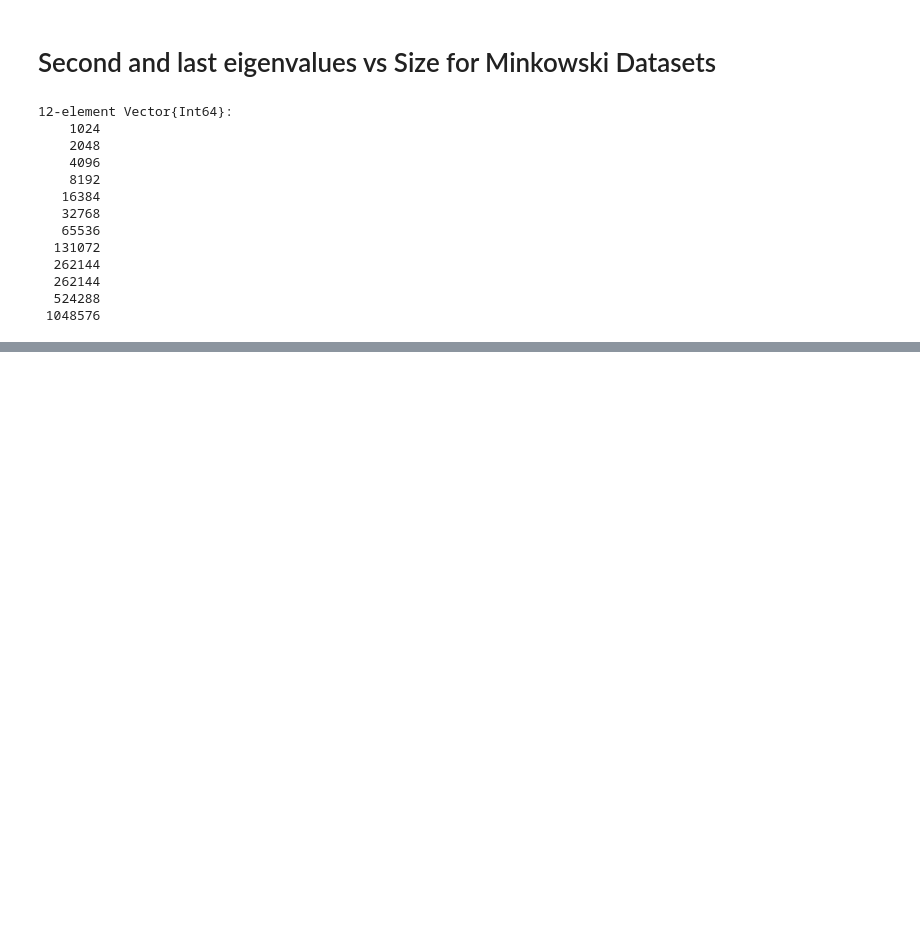
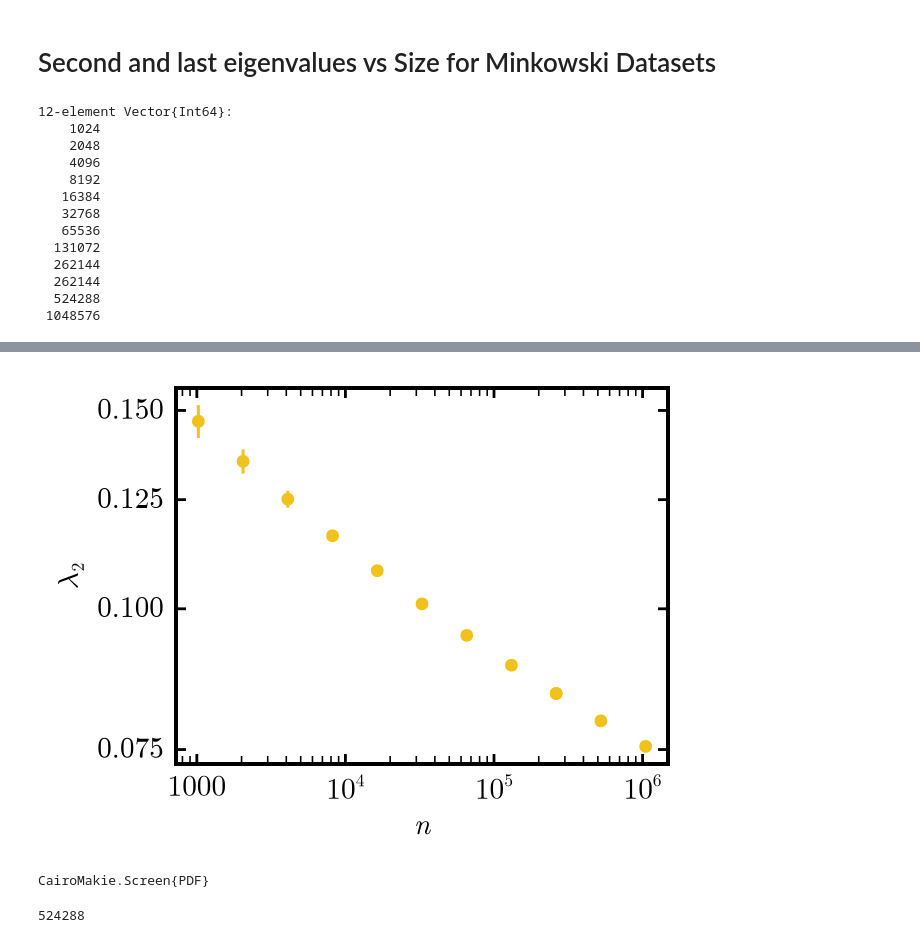
Before and after one commit to causal-wagner/CausalSetZoology, a Jupyter notebook: analysis/eigenvalues_size.ipynb, the cells around one changed output, grey strips where cells are left out. Cells and saved outputs as stored; diff of their text form; code cells hidden in the pictures; blank space fills up the shorter version.

```diff
--- a/analysis/eigenvalues_size.ipynb
+++ b/analysis/eigenvalues_size.ipynb
@@ -21,7 +51,7 @@ using Distributed
 # %%
 function fig_path(fig_name::String)
-        path = "/Users/fabianwagner/Dropbox/Fabian/Research/Shared Folders/CausalSetZoology/figs/"
-        #"/Users/fabian/Dropbox/Fabian/Research/Shared Folders/CausalSetZoology/figs/"
+        #path = "/Users/fabianwagner/Dropbox/Fabian/Research/Shared Folders/CausalSetZoology/figs/"
+        path = "/Users/fabian/Dropbox/Fabian/Research/Shared Folders/CausalSetZoology/figs/"
         return "$(path)$(fig_name)"
 end
 # %% [output]
@@ -463,6 +402,8 @@ save_path_result! (generic function with 1 method)
 # %%
-paths_mink = [p[2] for p in size_path_pairs_mink[10:10]]
-sizes_mink = [p[1] for p in size_path_pairs_mink[10:10]]
+outpath = "./evs_size_mink.jld2"
+
+paths_mink = [p[2] for p in size_path_pairs_mink[11:12]]
+sizes_mink = [p[1] for p in size_path_pairs_mink[11:12]]
 
 nbatches_mink = [
     JLD2.jldopen(path, "r") do f
@@ -487,7 +428,7 @@ for (ipath, (size, path, nbatches)) in enumerate(zip(sizes_mink, paths_mink, nba
                 desc = "size=$size, path=$ipath/$(length(paths_mink)), batch=$batch/$nbatches"
             )
 
-            process_batch_matrixfree_into!(
+            process_batch_into!(
                 path_results,
                 f,
                 batch;
@@ -539,0 +512,27 @@ Error:
+# %%
+ys = mean.([res["$(size[1])/second_ev"] for size in size_path_pairs_mink])
+errs = std.([res["$(size[1])/second_ev"] for size in size_path_pairs_mink])
+xs = [size[1] for size in size_path_pairs_mink]
+
+figsize = apply_paper_theme!(; logscale_x=true, logscale_y=true)
+fig = Figure(; size = figsize)
+ax = Axis(
+    fig[1,1];
+    xscale = log10,
+    yscale = log10,
+    yticks = [0.05, 0.075, 0.1, 0.125, 0.15],
+    xlabel = L"n",
+    ylabel = L"\lambda_2")
+scatter!(ax, xs, ys)
+errorbars!(ax, xs, ys, errs)
+
+display(fig)
+
+save(fig_path("graph_observables/second_ev_size_mink.pdf"), fig)
+# %% [output]
+[figure, added]
+CairoMakie.Screen{PDF}
+# %%
+size_path_pairs_mink[11][1]
+# %% [output]
+524288
```
Also changed, not shown: parts of 24 cells of this notebook, 1 other file.
